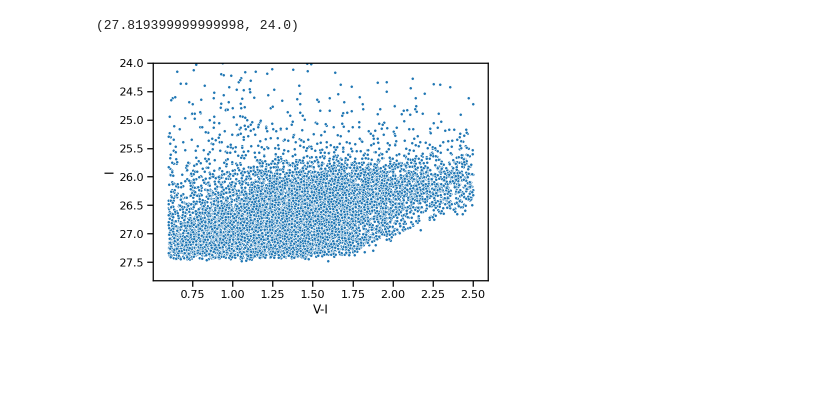
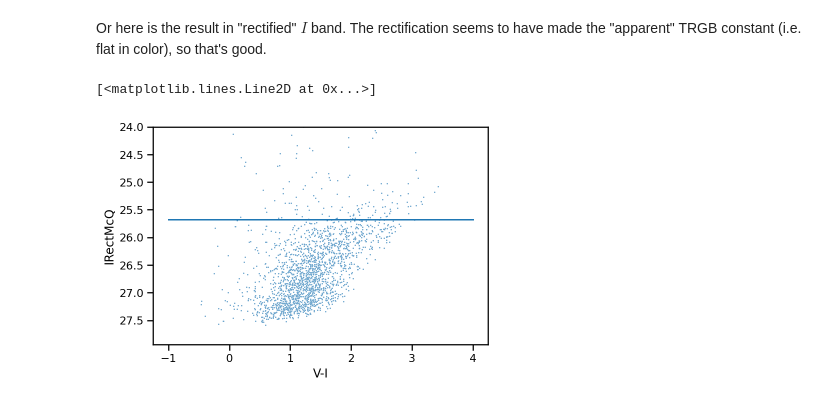
Before and after one commit to farr/EdgePhotometry, a Jupyter notebook: M63.ipynb, the cells around one changed output. Cells and saved outputs as stored; diff of their text form; code cells hidden in the pictures; blank space fills up the shorter version.

Commit message:
WIP: have to account for selection function somehow.

```diff
--- a/M63.ipynb
+++ b/M63.ipynb
@@ -18,6 +18,12 @@ numpyro.set_host_device_count(4)
 sns.set_context('notebook')
 # %%
 data = pd.read_table('data/M63/M63_FOV_VIerr.dat', names=['V', 'Verr', 'I', 'Ierr'], delimiter=' ')
+
+print('len(data) = {:d}'.format(len(data)))
+
+trgb_mcquinn = 25.68
+c_mcquinn = -0.2
+c_center = 1.23
 
 # BAD, BAD, BAD!
 Vext = 0.043
@@ -26,10 +32,12 @@ data['V'] = data['V'] - Vext
 data['I'] = data['I'] - Iext
 
 data['V-I'] = data['V'] - data['I']
+data['IRectMcQ'] = data['I'] + c_mcquinn*(data['V-I'] - c_center)
 
-rgb_mask = (data['V-I'] > 0.6) & (data['V-I'] < 2.5)
-data_rgb = data.loc[rgb_mask]
+data_rgb = data
+# rgb_mask = (data['V-I'] > 0.6) & (data['V-I'] < 2.5)
+# data_rgb = data.loc[rgb_mask]
 
-Nfit = 16384
-inds = np.random.choice(len(data_rgb), Nfit)
-data_cut = data_rgb.iloc[inds]
+Nfit = 2048
+inds = np.random.permutation(len(data_rgb))
+data_cut = data_rgb.iloc[inds[:Nfit]]
@@ -35,0 +48,10 @@ data_cut = data_rgb.iloc[inds]
+# %%
+marker_s = 8
+
+p = sns.scatterplot(data=data_cut, x='V-I', y='I', marker='.', s=marker_s)
+yl, yh = p.axes.get_ylim()
+yl = 24 # Force a good-looking plot
+p.axes.set_ylim(yh, yl)
+
+cs = np.linspace(-1, 4, 1024)
+plt.plot(cs, trgb_mcquinn - c_mcquinn*(cs - c_center))
@@ -36,8 +61,13 @@ data_cut = data_rgb.iloc[inds]
+# %% [markdown]
+Or here is the result in "rectified" $I$ band.  The rectification seems to have made the "apparent" TRGB constant (i.e. flat in color), so that's good.
 # %%
-p = sns.scatterplot(data=data_cut, x='V-I', y='I', marker='.')
+p = sns.scatterplot(data=data_cut, x='V-I', y='IRectMcQ', marker='.', s=marker_s)
 yl, yh = p.axes.get_ylim()
 yl = 24 # Force a good-looking plot
 p.axes.set_ylim(yh, yl)
+
+cs = np.linspace(-1, 4, 1024)
+plt.plot(cs, trgb_mcquinn*np.ones_like(cs))
 # %% [output]
-(27.819399999999998, 24.0)
+[<matplotlib.lines.Line2D at 0x...>]
-[figure, old version]
+[figure, new version]
```
Also changed, not shown: parts of 12 cells of this notebook, 1 other file.
